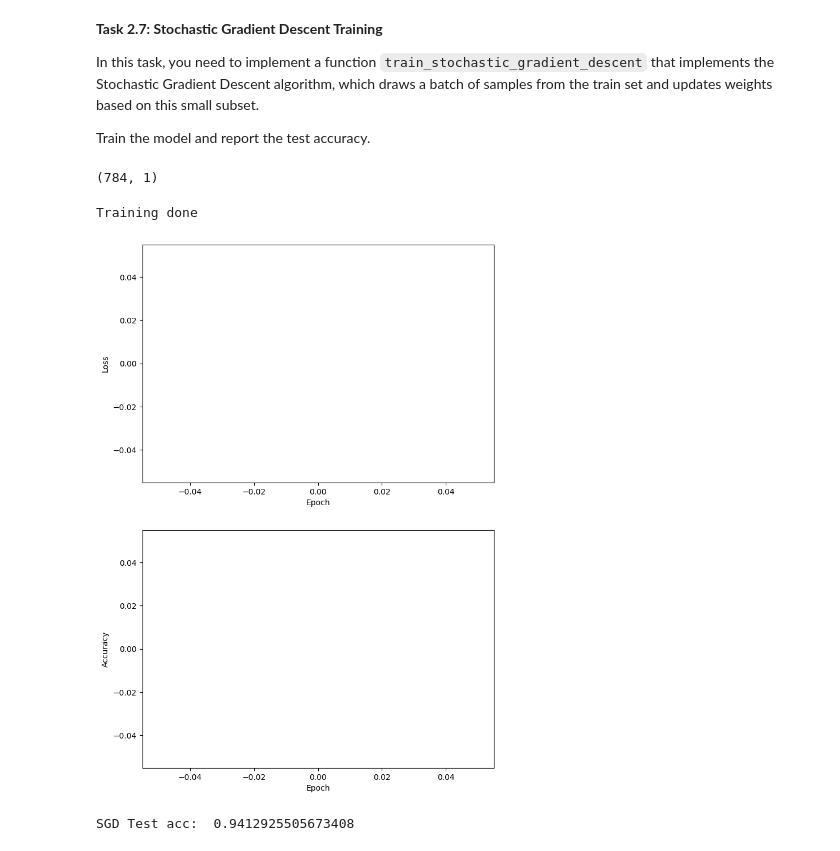
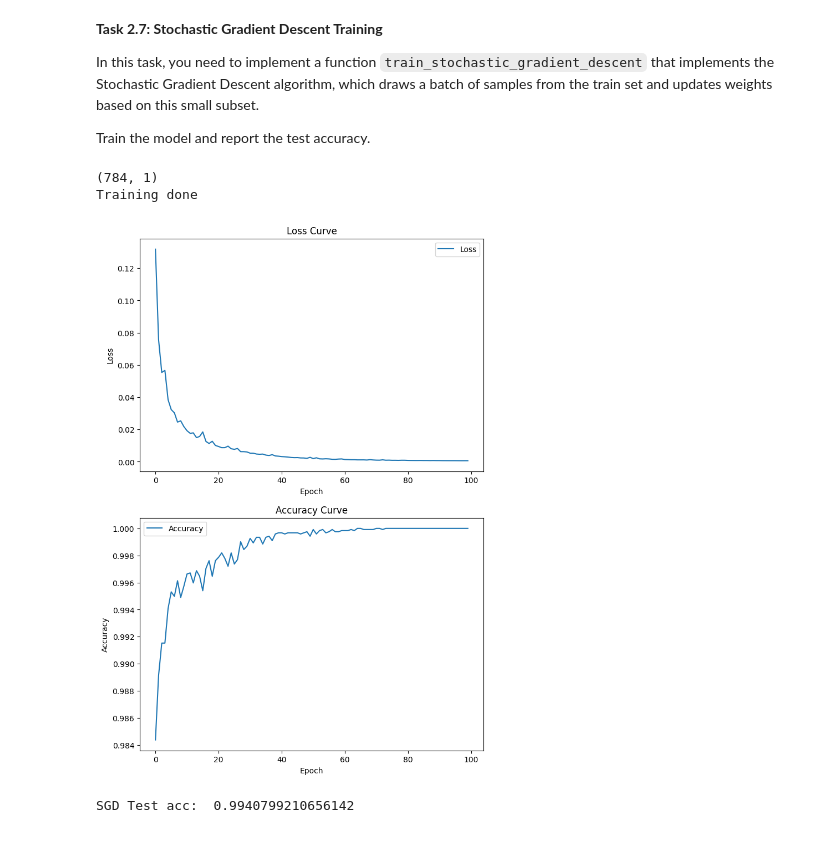
Before and after one commit to kanav9063/Deep-Learning, a Jupyter notebook: LinReg_and_Logistic_Regression_Drive.ipynb, the cells around one changed output. Saved outputs shown, nothing was run; the diff lists cells and outputs as text; code cells hidden in the pictures.

```diff
--- a/LinReg_and_Logistic_Regression_Drive.ipynb
+++ b/LinReg_and_Logistic_Regression_Drive.ipynb
@@ -916,18 +916,21 @@ def visualize_loss_acc(losses, accs):
     ## TODO: Plot the train curves            ##
     ############################################
 
-    # losses
+    # Plot the loss curve
     plt.subplot(2, 1, 1)
     plt.plot(losses, label='Loss')
     plt.xlabel('Epoch')
     plt.ylabel('Loss')
+    plt.title('Loss Curve')
+    plt.legend()
 
-    # accs
+    # Plot the accuracy curve
     plt.subplot(2, 1, 2)
     plt.plot(accs, label='Accuracy')
     plt.xlabel('Epoch')
     plt.ylabel('Accuracy')
-
+    plt.title('Accuracy Curve')
+    plt.legend()
 
     ###########################################
     ############ End of your code #############
@@ -974,11 +977,20 @@ def train_gradient_descent(num_epochs, lr, w, train_features, train_targets):
         #binary cross-entropy loss function which we did in lecture
         z = np.dot(train_features, w)
         loss = (1 / train_features.shape[0]) * np.sum(np.log(1 + np.exp(-train_targets * z)))
+        sigmoid = 1 / (1 + np.exp(-z))
+        correct_predictions = 0
+        total_samples = len(train_targets)
 
-        # Calculate the accuracy
-        sigmoid = 1 / (1 + np.exp(-z))  # Sigmoid function
-        classified_labels = [1 if s >= 0.5 else -1 for s in sigmoid]  # Classify based on the sigmoid output
-        acc = np.mean(classified_labels == train_targets)  # Calculate the accuracy
+        for i in range(total_samples):
+            if sigmoid[i] >= 0.5:
+                prediction = 1
+            else:
+                prediction = -1
+
+            if prediction == train_targets[i]:
+                correct_predictions += 1
+
+        acc = correct_predictions / total_samples
 
         ###########################################
         ############ End of your code #############
@@ -1110,26 +1130,25 @@ def train_stochastic_gradient_descent(num_epochs, batch_size, lr, w, train_featu
 # %%
 # STOCHASTIC GRADIENT DESCENT HYPER-PARAMETERS
 num_epochs = 100
-batch_size = 200
-lr = 0.001
+batch_size = 20
+lr = 0.1
 
 # weight initialization
 ###########################################
 ## TODO: the shape for model weight      ##
 ###########################################
-param_shape = tuple([None]) # Please fill the correct shape
 param_shape = (train_features.shape[1], 1)
 
 ###########################################
 ############ End of your code #############
 ###########################################
 
 w = weight_initialization(param_shape)
 w_star = train_stochastic_gradient_descent(num_epochs, batch_size, lr, w, train_features, train_targets)
 # %% [output]
 (784, 1)
+Training done
-Training done
-[figure, old version]
+[figure, new version]
 # %%
 # report results on validation / test dataset
 test_presd = np.array(0)
@@ -1137,9 +1156,8 @@ test_presd = np.array(0)
 ## TODO: predict on test_dataset         ##
 ###########################################
 z_test = np.dot(test_features, w_star)
-test_probs = 1 / (1 + np.exp(-z_test))
-classified_labels = np.array([1 if s >= 0.5 else -1 for s in test_probs])
-
+test_sigmoid = 1 / (1 + np.exp(-z_test))
+test_preds = np.where(test_sigmoid >= 0.5, 1, -1)
 ###########################################
 ############ End of your code #############
 ###########################################
@@ -1147,4 +1165,4 @@ classified_labels = np.array([1 if s >= 0.5 else -1 for s in test_probs])
 test_acc = np.mean(test_preds == test_targets)
 print("SGD Test acc: ", test_acc)
 # %% [output]
-SGD Test acc:  0.9412925505673408
+SGD Test acc:  0.9940799210656142
```
Also changed, not shown: parts of 4 cells of this notebook.
